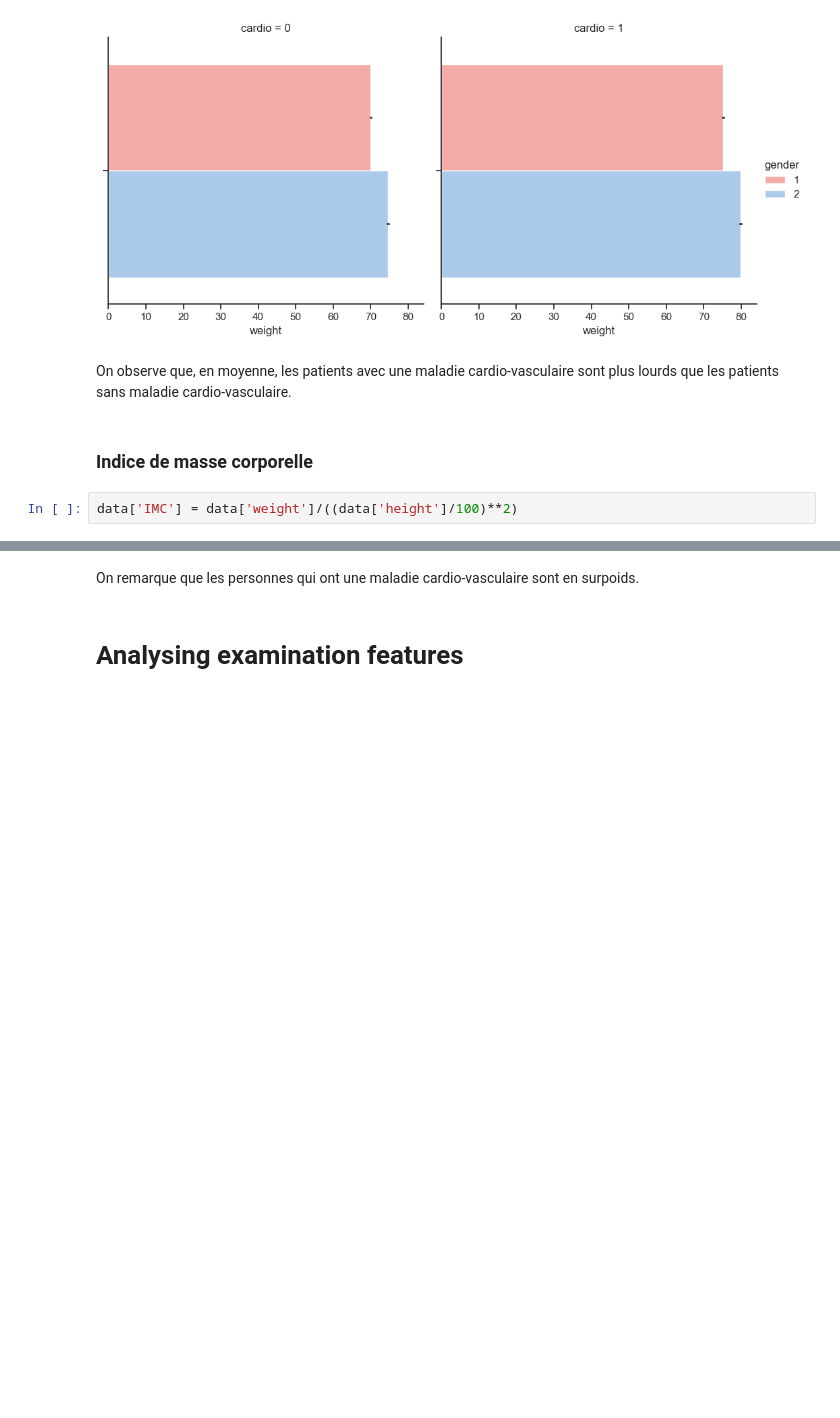
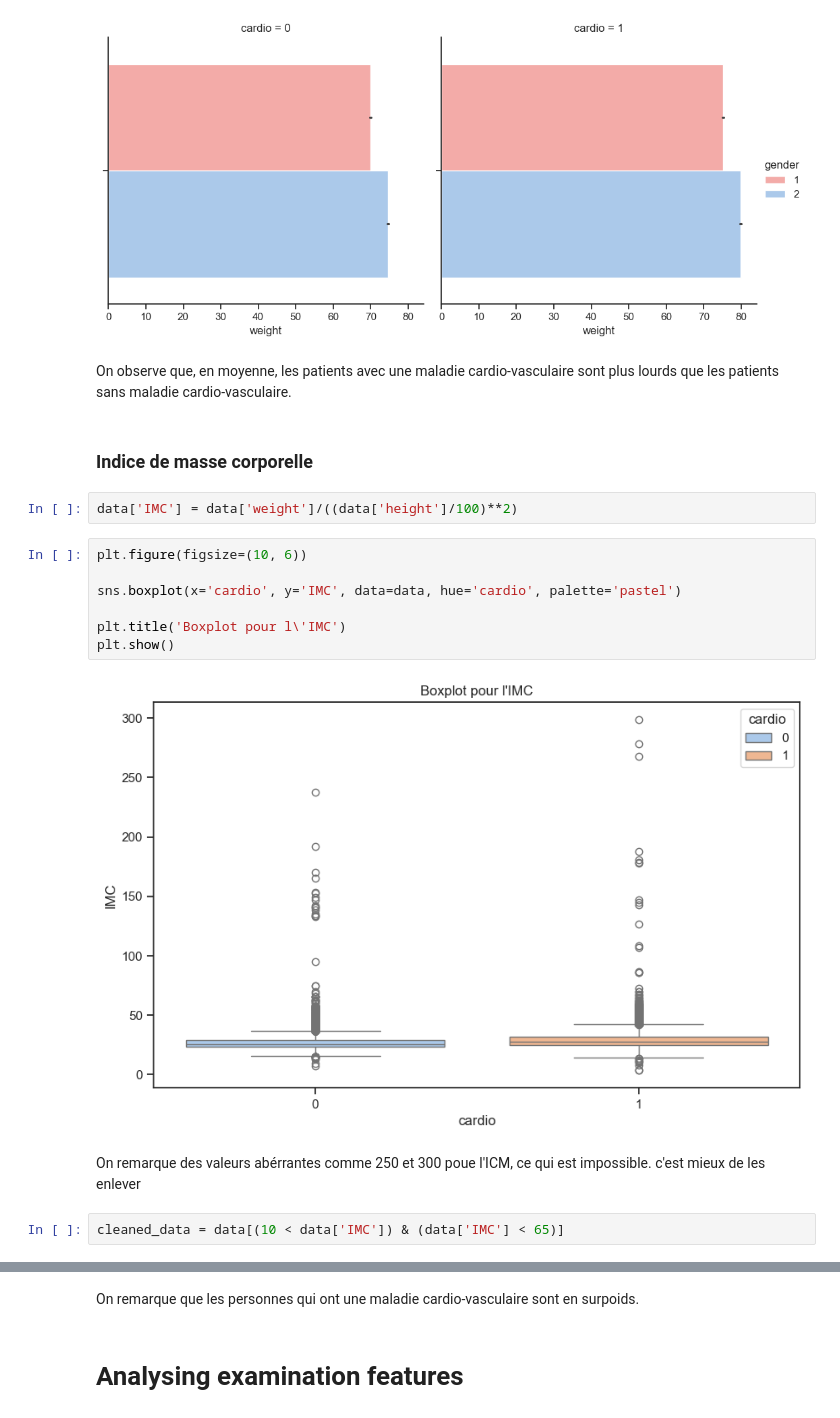
Before and after one commit to OussamaLay/maladie-cardiovasculaire, a Jupyter notebook: cardio.ipynb, the cells around one changed output, grey strips where cells are left out. Saved outputs shown, nothing was run; the diff lists cells and outputs as text; blank space fills up the shorter version.

```diff
--- a/cardio.ipynb
+++ b/cardio.ipynb
@@ -121,3 +126,16 @@ On observe que, en moyenne, les patients avec une maladie cardio-vasculaire sont
 ### Indice de masse corporelle
 # %%
 data['IMC'] = data['weight']/((data['height']/100)**2)
+# %%
+plt.figure(figsize=(10, 6))
+
+sns.boxplot(x='cardio', y='IMC', data=data, hue='cardio', palette='pastel')
+
+plt.title('Boxplot pour l\'IMC')
+plt.show()
+# %% [output]
+[figure, added]
+# %% [markdown]
+On remarque des valeurs abérrantes comme 250 et 300 poue l'ICM, ce qui est impossible. c'est mieux de les enlever
+# %%
+cleaned_data = data[(10 < data['IMC']) & (data['IMC'] < 65)]
```
Also changed, not shown: parts of 43 cells of this notebook, 1 other file.
